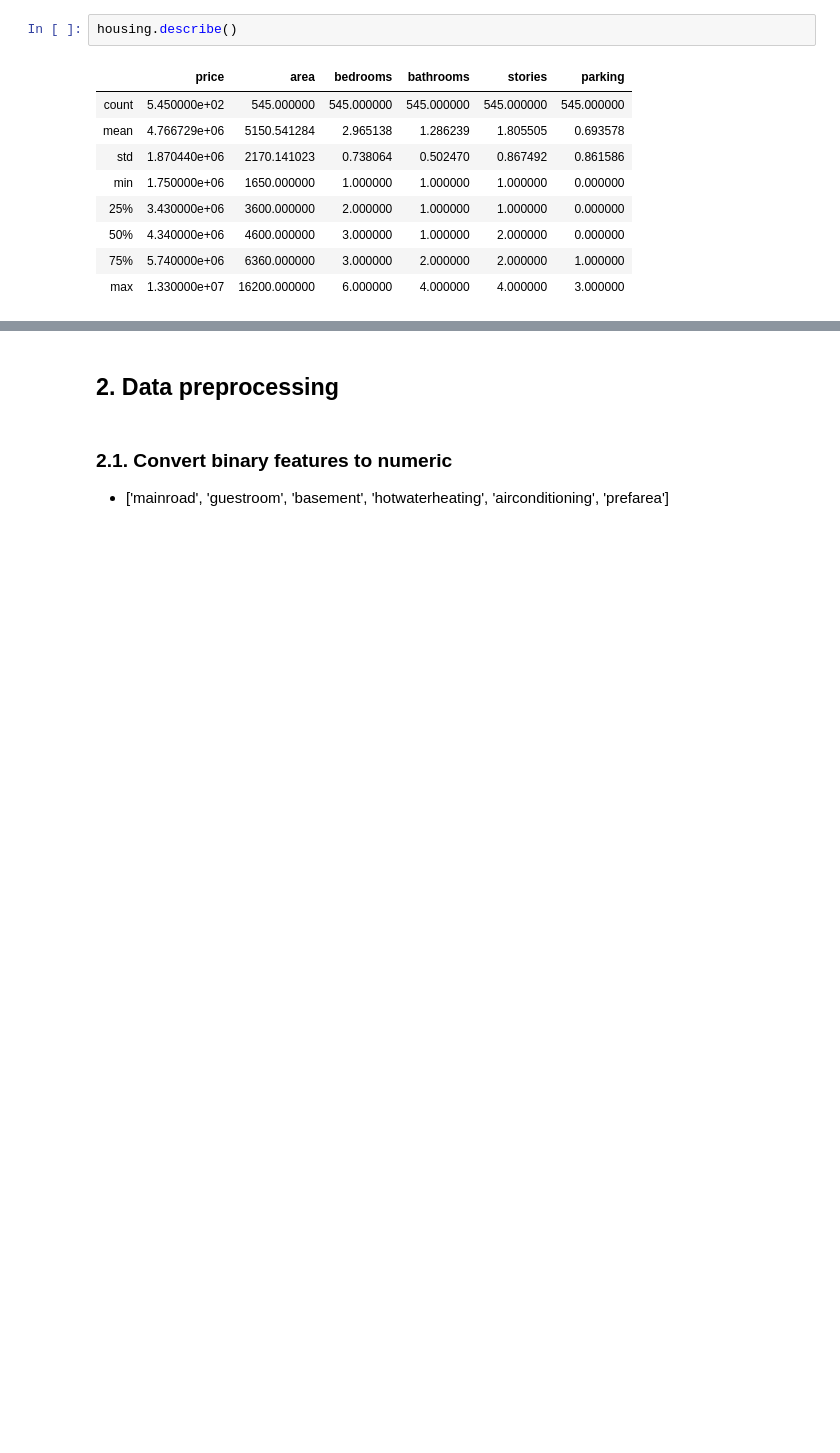
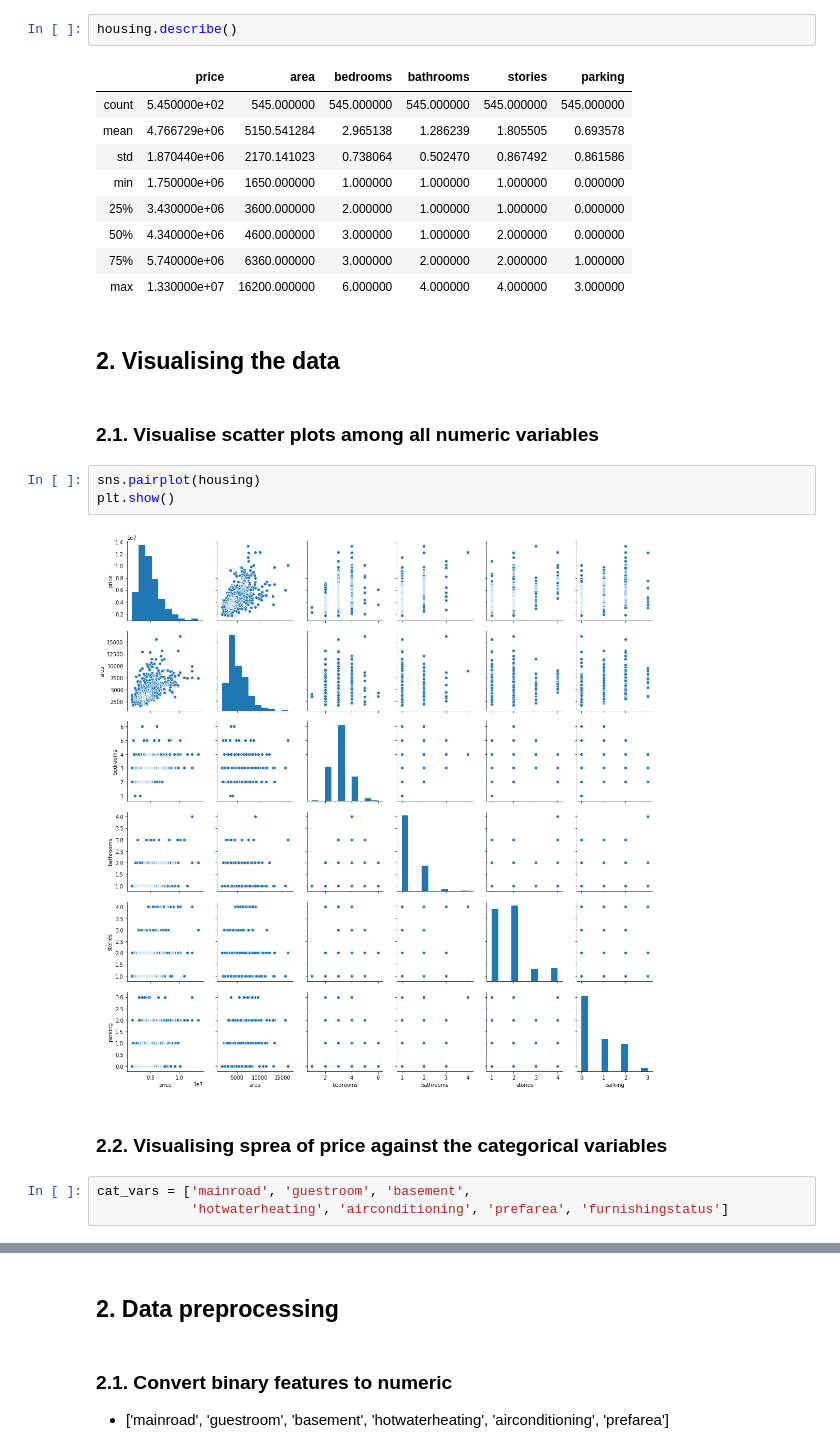
Before and after one commit to raditz2488/AIML, a Jupyter notebook: MultipleLinearRegression/HousePricePrediction/HousePricePrediction.ipynb, the cells around one changed output, grey strips where cells are left out. Drawn from its saved outputs; the diff is of its cells as text; blank space fills up the shorter version.

Commit message:
Project: MultipleLinearRegression/HousePricePrediction/HousePricePrediction.ipynb Update: 1. Added code to visualise the data using pairplot and boxplots.

```diff
--- a/MultipleLinearRegression/HousePricePrediction/HousePricePrediction.ipynb
+++ b/MultipleLinearRegression/HousePricePrediction/HousePricePrediction.ipynb
@@ -53,3 +68,17 @@ housing.describe()
 | 50% | 4.340000e+06 | 4600.000000 | 3.000000 | 1.000000 | 2.000000 | 0.000000 |
 | 75% | 5.740000e+06 | 6360.000000 | 3.000000 | 2.000000 | 2.000000 | 1.000000 |
 | max | 1.330000e+07 | 16200.000000 | 6.000000 | 4.000000 | 4.000000 | 3.000000 |
+# %% [markdown]
+## 2. Visualising the data
+# %% [markdown]
+### 2.1. Visualise scatter plots among all numeric variables
+# %%
+sns.pairplot(housing)
+plt.show()
+# %% [output]
+[figure, added]
+# %% [markdown]
+### 2.2. Visualising sprea of price against the categorical variables
+# %%
+cat_vars = ['mainroad', 'guestroom', 'basement',
+            'hotwaterheating', 'airconditioning', 'prefarea', 'furnishingstatus']
```
Also changed, not shown: parts of 3 cells of this notebook.
